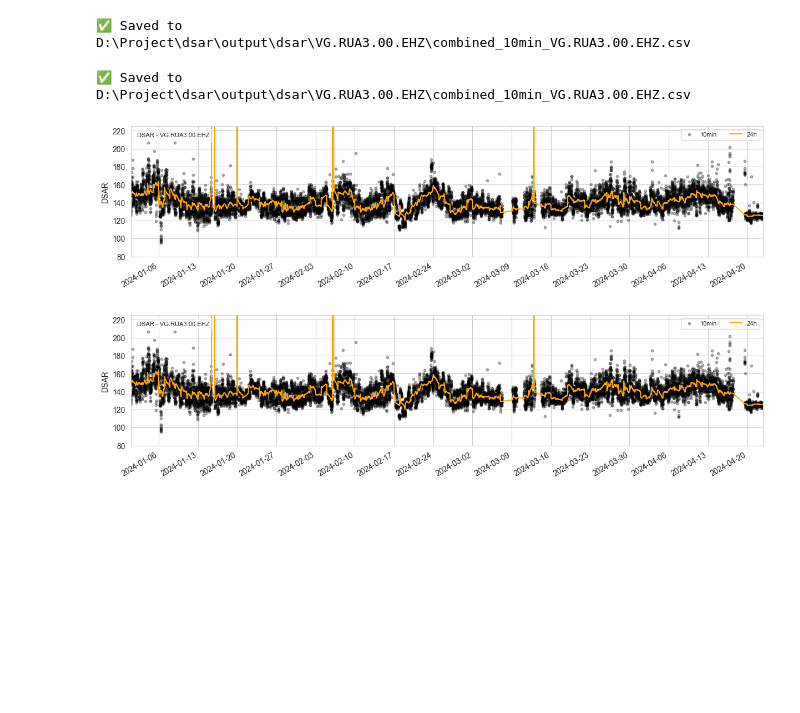
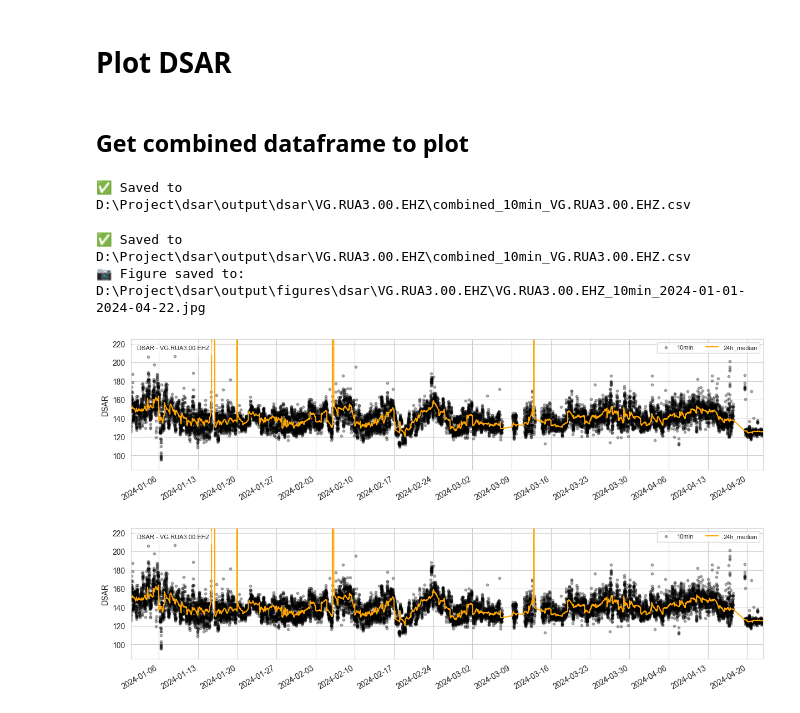
Before and after one commit to martanto/dsar, a Jupyter notebook: example.ipynb, the cells around one changed output. Saved outputs shown, nothing was run; the diff lists cells and outputs as text; code cells hidden in the pictures; blank space fills up the shorter version.

```diff
--- a/example.ipynb
+++ b/example.ipynb
@@ -13,17 +15,28 @@ dsar = DSAR(
+# %% [markdown]
+# Plot DSAR
 # %%
 plot = PlotDsar(
-    start_date="2023-01-01",
+    start_date="2024-01-01",
     end_date="2024-04-22",
     station="RUA3",
     channel="EHZ"
 )
+# %% [markdown]
+## Get combined dataframe to plot
 # %%
 df = plot.df
 # %% [output]
 ✅ Saved to D:\Project\dsar\output\dsar\VG.RUA3.00.EHZ\combined_10min_VG.RUA3.00.EHZ.csv
 # %%
-plot.plot(interval_day=7)
+plot.plot(
+    interval_day=7,
+    y_min=85,
+    y_max=225,
+    save=True,
+    file_type='jpg',
+)
 # %% [output]
 ✅ Saved to D:\Project\dsar\output\dsar\VG.RUA3.00.EHZ\combined_10min_VG.RUA3.00.EHZ.csv
+📷 Figure saved to: D:\Project\dsar\output\figures\dsar\VG.RUA3.00.EHZ\VG.RUA3.00.EHZ_10min_2024-01-01-2024-04-22.jpg
-[figure, old version]
+[figure, new version]
-[figure, old version]
+[figure, new version]
```
Also changed, not shown: parts of 2 cells of this notebook.
